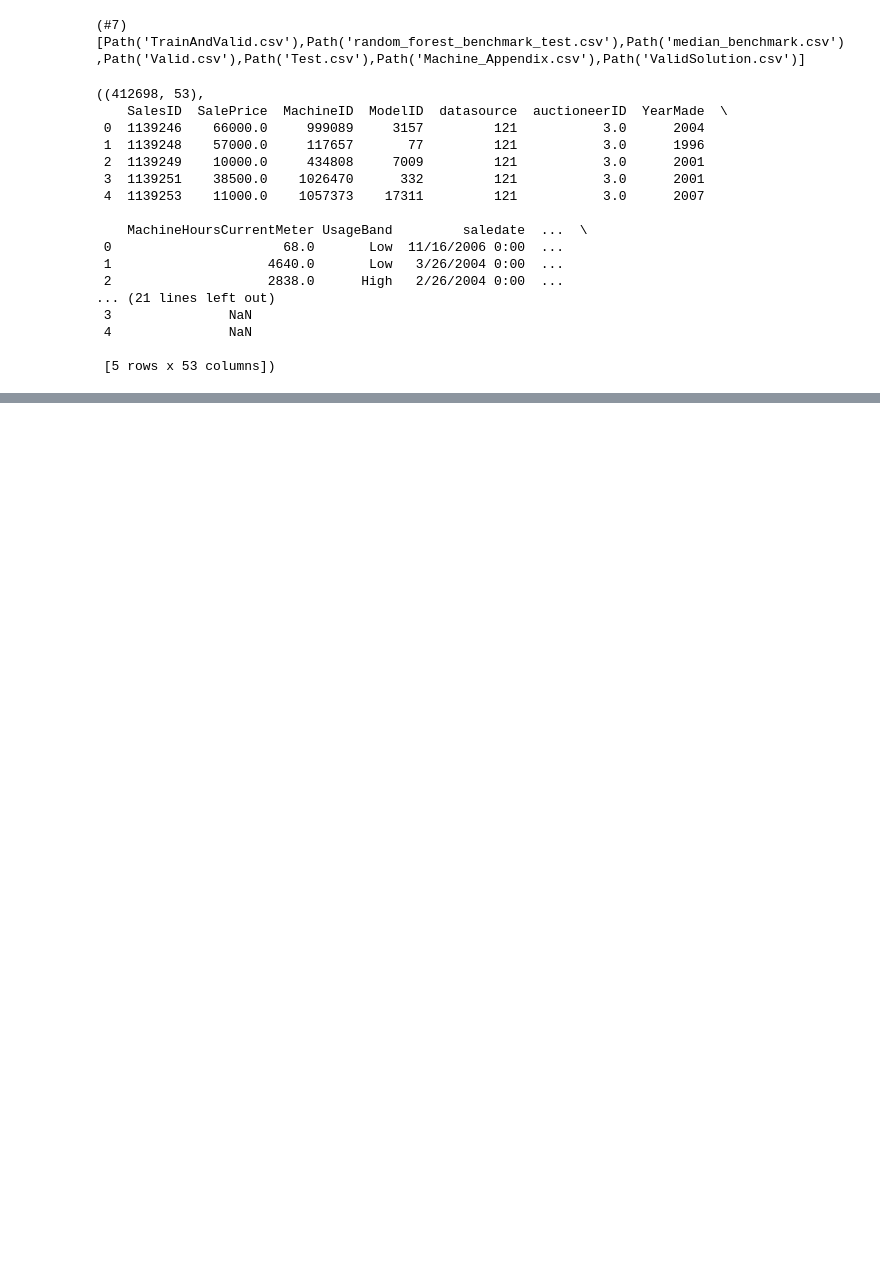
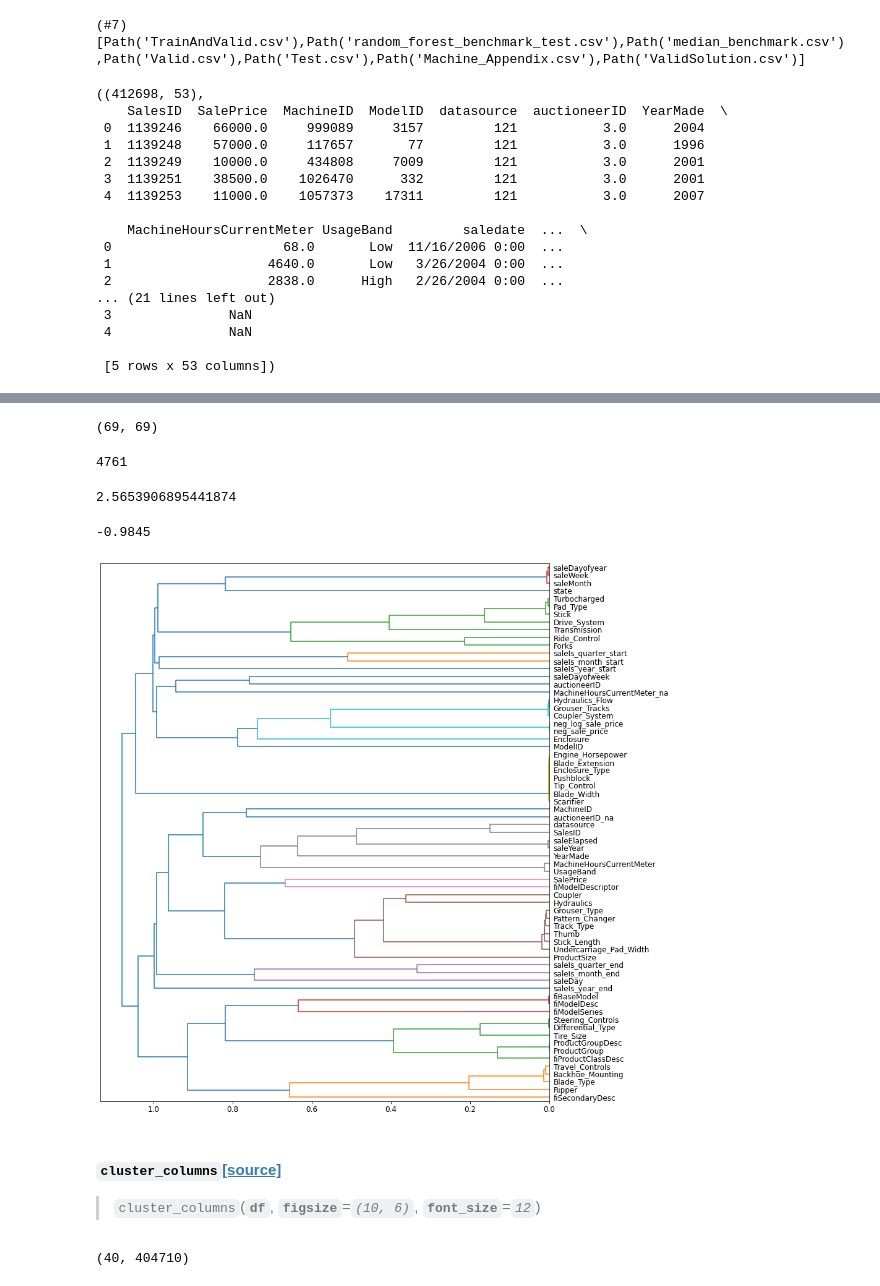
Before and after one commit to alexlewzey/img_factory, a Jupyter notebook: src/tabular_example.ipynb, the cells around one changed output, grey strips where cells are left out. Saved outputs shown, nothing was run; the diff lists cells and outputs as text; code cells hidden in the pictures; blank space fills up the shorter version.

Commit message:
feat: finishing tabular

```diff
--- a/src/tabular_example.ipynb
+++ b/src/tabular_example.ipynb
@@ -209,0 +242,2 @@ df['SalePrice'].hist()
+# %%
+to = TabularPandas(df, procs, cat, cont, y_names=dep_var, splits=splits)
@@ -209,0 +261,2 @@ df['SalePrice'].hist()
+# %%
+x,y = to.train.xs, to.train.y
@@ -209,0 +319,8 @@ df['SalePrice'].hist()
+# %%
+def cluster_columns(df, figsize=(10,6), font_size=12):
+    corr = np.round(scipy.stats.spearmanr(df).correlation, 4)
+    corr_condensed = hc.distance.squareform(1-corr)
+    z = hc.linkage(corr_condensed, method='average')
+    fig = plt.figure(figsize=figsize)
+    hc.dendrogram(z, labels=df.columns, orientation='left', leaf_font_size=font_size)
+    plt.show()
@@ -209,0 +331,8 @@ df['SalePrice'].hist()
+# %%
+corr.shape
+# %% [output]
+(69, 69)
+# %%
+69 * 69
+# %% [output]
+4761
@@ -209,0 +343,8 @@ df['SalePrice'].hist()
+# %%
+hc.distance.euclidean(corr[0], corr[1])
+# %% [output]
+2.5653906895441874
+# %%
+corr_condensed[0]
+# %% [output]
+-0.9845
@@ -209,0 +353,13 @@ df['SalePrice'].hist()
+# %%
+cluster_columns(x, figsize=(13, 16))
+# %% [output]
+[figure, added]
+# %%
+doc(cluster_columns)
+# %% [output]
+cluster_columns[source]
+cluster_columns(df, figsize=(10, 6), font_size=12)
+# %%
+pred.shape
+# %% [output]
+(40, 404710)
```
Also changed, not shown: parts of 32 cells of this notebook, 1 other file.
